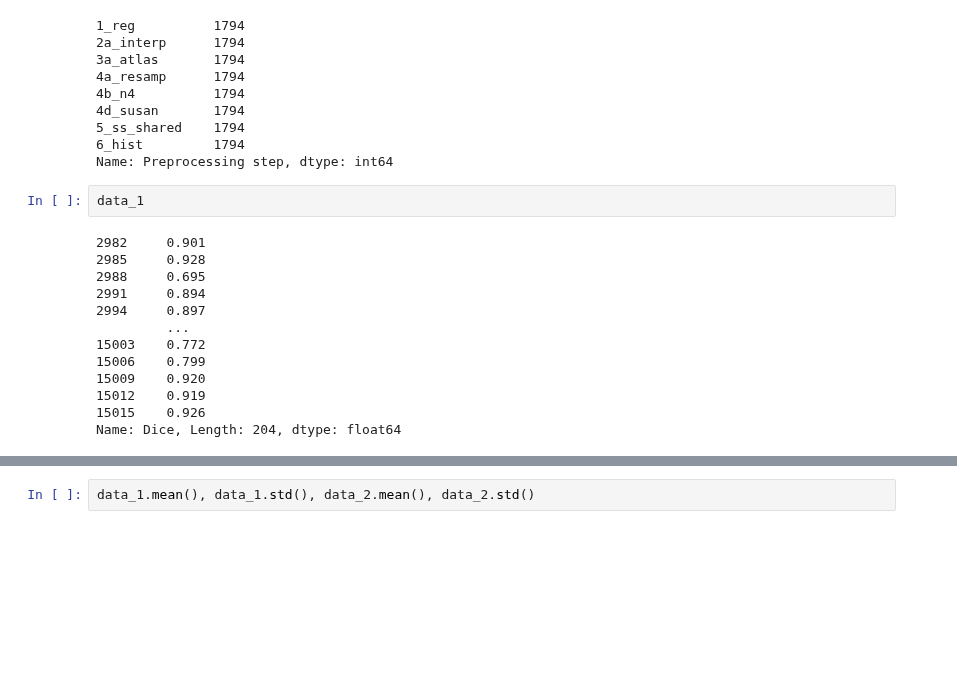
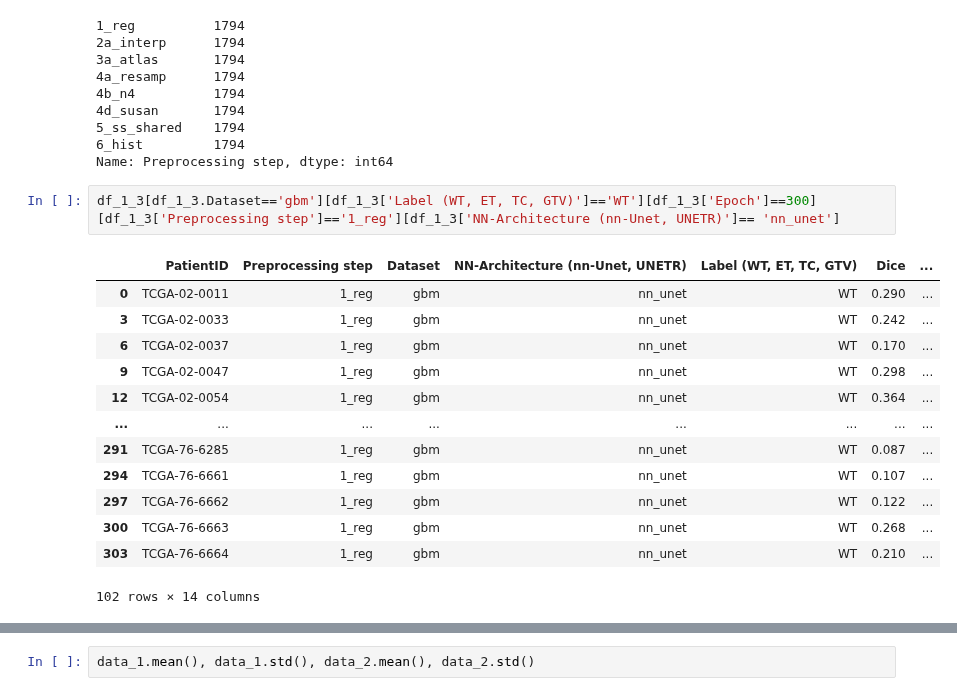
Before and after one commit to MedImAIR/brain-mri-processing-pipeline, a Jupyter notebook: figures_ipynb/error_bars_tost.ipynb, the cells around one changed output, grey strips where cells are left out. Saved outputs shown, nothing was run; the diff lists cells and outputs as text; blank space fills up the shorter version.

```diff
--- a/figures_ipynb/error_bars_tost.ipynb
+++ b/figures_ipynb/error_bars_tost.ipynb
@@ -89,17 +111,18 @@ df_1_3['Preprocessing step'].value_counts()
 6_hist         1794
 Name: Preprocessing step, dtype: int64
 # %%
-data_1
+df_1_3[df_1_3.Dataset=='gbm'][df_1_3['Label (WT, ET, TC, GTV)']=='WT'][df_1_3['Epoch']==300][df_1_3['Preprocessing step']=='1_reg'][df_1_3['NN-Architecture (nn-Unet, UNETR)']== 'nn_unet']
 # %% [output]
+|  | PatientID | Preprocessing step | Dataset | NN-Architecture (nn-Unet, UNETR) | Label (WT, ET, TC, GTV) | Dice | ... |
+| 0 | TCGA-02-0011 | 1_reg | gbm | nn_unet | WT | 0.290 | ... |
+| 3 | TCGA-02-0033 | 1_reg | gbm | nn_unet | WT | 0.242 | ... |
+| 6 | TCGA-02-0037 | 1_reg | gbm | nn_unet | WT | 0.170 | ... |
+| 9 | TCGA-02-0047 | 1_reg | gbm | nn_unet | WT | 0.298 | ... |
+| 12 | TCGA-02-0054 | 1_reg | gbm | nn_unet | WT | 0.364 | ... |
+| ... | ... | ... | ... | ... | ... | ... | ... |
+| 291 | TCGA-76-6285 | 1_reg | gbm | nn_unet | WT | 0.087 | ... |
+| 294 | TCGA-76-6661 | 1_reg | gbm | nn_unet | WT | 0.107 | ... |
+| 297 | TCGA-76-6662 | 1_reg | gbm | nn_unet | WT | 0.122 | ... |
+| 300 | TCGA-76-6663 | 1_reg | gbm | nn_unet | WT | 0.268 | ... |
+| 303 | TCGA-76-6664 | 1_reg | gbm | nn_unet | WT | 0.210 | ... |
-2982     0.901
-2985     0.928
-2988     0.695
-2991     0.894
-2994     0.897
-         ...
-15003    0.772
-15006    0.799
-15009    0.920
-15012    0.919
-15015    0.926
-Name: Dice, Length: 204, dtype: float64
+102 rows × 14 columns
```
Also changed, not shown: parts of 17 cells of this notebook, 10 other files.
